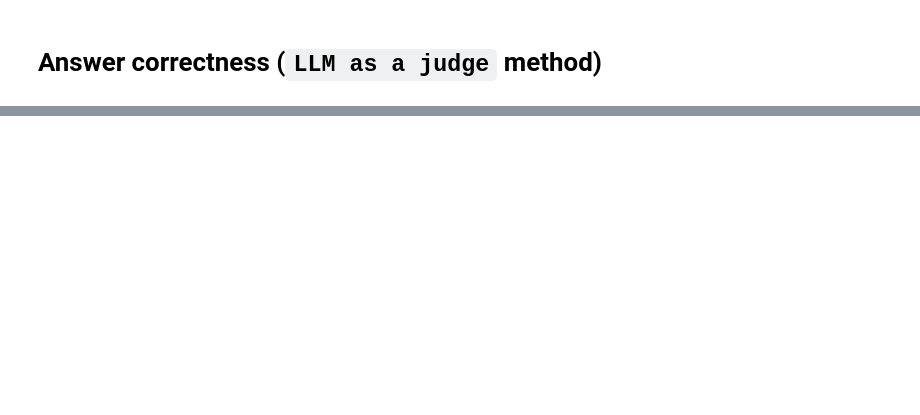
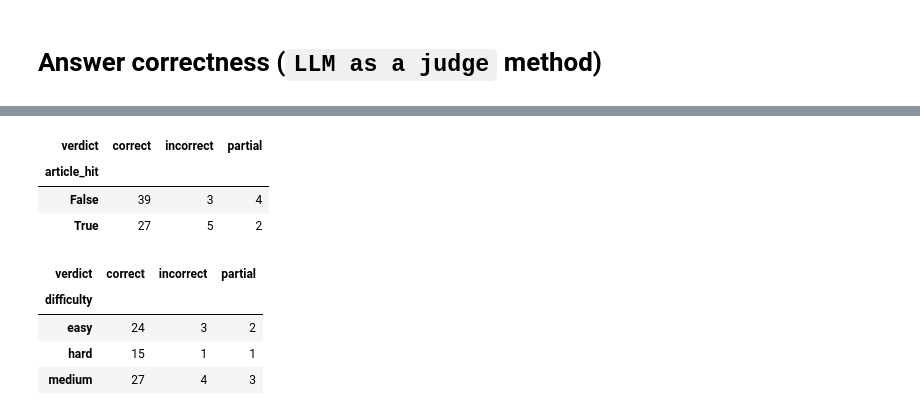
Before and after one commit to AmirAAZ818/ukask, a Jupyter notebook: notebooks/04_answer_correctness.ipynb, the cells around one changed output, grey strips where cells are left out. Saved outputs shown, nothing was run; the diff lists cells and outputs as text; code cells hidden in the pictures; blank space fills up the shorter version.

```diff
--- a/notebooks/04_answer_correctness.ipynb
+++ b/notebooks/04_answer_correctness.ipynb
@@ -107,0 +130,5 @@ results.save_results(
+# %%
+dense_test_rows = ragm.evaluate_answers(
+    test, k=5,
+    save_path="../data/eval/results/answers_dense_test.json",
+)
@@ -107,0 +154,16 @@ results.save_results(
+# %%
+dense_test_df = pd.DataFrame(dense_test_rows)
+pd.crosstab(dense_test_df["article_hit"], dense_test_df["verdict"])
+# %% [output]
+| verdict | correct | incorrect | partial |
+| article_hit |  |  |  |
+| False | 39 | 3 | 4 |
+| True | 27 | 5 | 2 |
+# %%
+pd.crosstab(dense_test_df["difficulty"], dense_test_df["verdict"])
+# %% [output]
+| verdict | correct | incorrect | partial |
+| difficulty |  |  |  |
+| easy | 24 | 3 | 2 |
+| hard | 15 | 1 | 1 |
+| medium | 27 | 4 | 3 |
```
Also changed, not shown: parts of 26 cells of this notebook, 10 other files.
